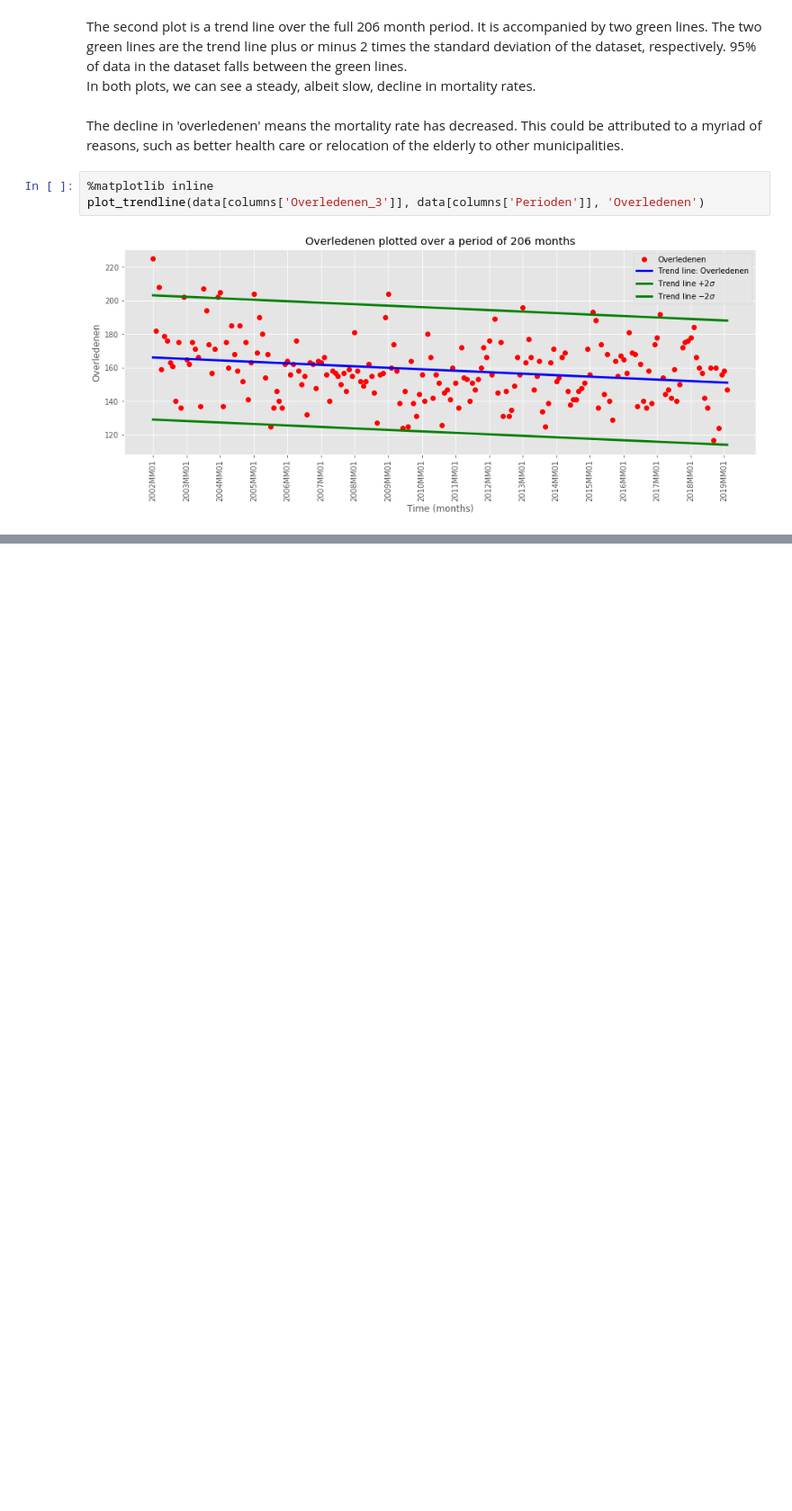
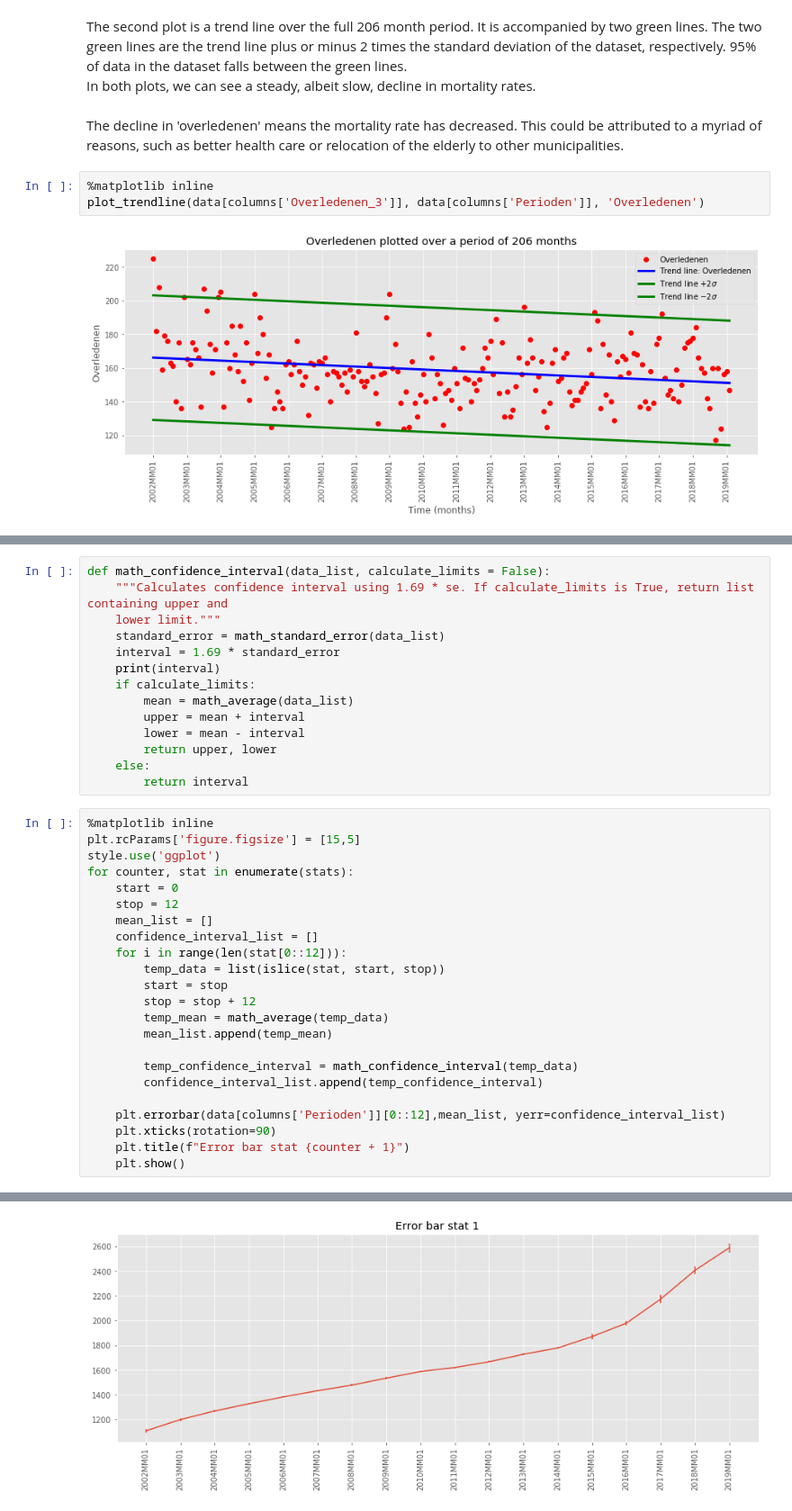
Before and after one commit to Casper-Smet/analytical-computing, a Jupyter notebook: assignments/statistical-analysis-utrecht/statistical-analysis.ipynb, the cells around one changed output, grey strips where cells are left out. Shown at 90% size. Saved outputs shown, nothing was run; the diff lists cells and outputs as text; blank space fills up the shorter version.

```diff
--- a/assignments/statistical-analysis-utrecht/statistical-analysis.ipynb
+++ b/assignments/statistical-analysis-utrecht/statistical-analysis.ipynb
@@ -279,0 +352,38 @@ plot_trendline(data[columns['Overledenen_3']], data[columns['Perioden']], 'Overl
+# %%
+def math_confidence_interval(data_list, calculate_limits = False):
+    """Calculates confidence interval using 1.69 * se. If calculate_limits is True, return list containing upper and
+    lower limit."""
+    standard_error = math_standard_error(data_list)
+    interval = 1.69 * standard_error
+    print(interval)
+    if calculate_limits:
+        mean = math_average(data_list)
+        upper = mean + interval
+        lower = mean - interval
+        return upper, lower
+    else:
+        return interval
+# %%
+%matplotlib inline
+plt.rcParams['figure.figsize'] = [15,5]
+style.use('ggplot')
+for counter, stat in enumerate(stats):
+    start = 0
+    stop = 12
+    mean_list = []
+    confidence_interval_list = []
+    for i in range(len(stat[0::12])):
+        temp_data = list(islice(stat, start, stop))
+        start = stop
+        stop = stop + 12
+        temp_mean = math_average(temp_data)
+        mean_list.append(temp_mean)
+
+        temp_confidence_interval = math_confidence_interval(temp_data)
+        confidence_interval_list.append(temp_confidence_interval)
+
+    plt.errorbar(data[columns['Perioden']][0::12],mean_list, yerr=confidence_interval_list)
+    plt.xticks(rotation=90)
+    plt.title(f"Error bar stat {counter + 1}")
+    plt.show()
+# %% [output]
@@ -279,0 +408 @@ plot_trendline(data[columns['Overledenen_3']], data[columns['Perioden']], 'Overl
+[figure, added]
```
Also changed, not shown: parts of 7 cells of this notebook.
